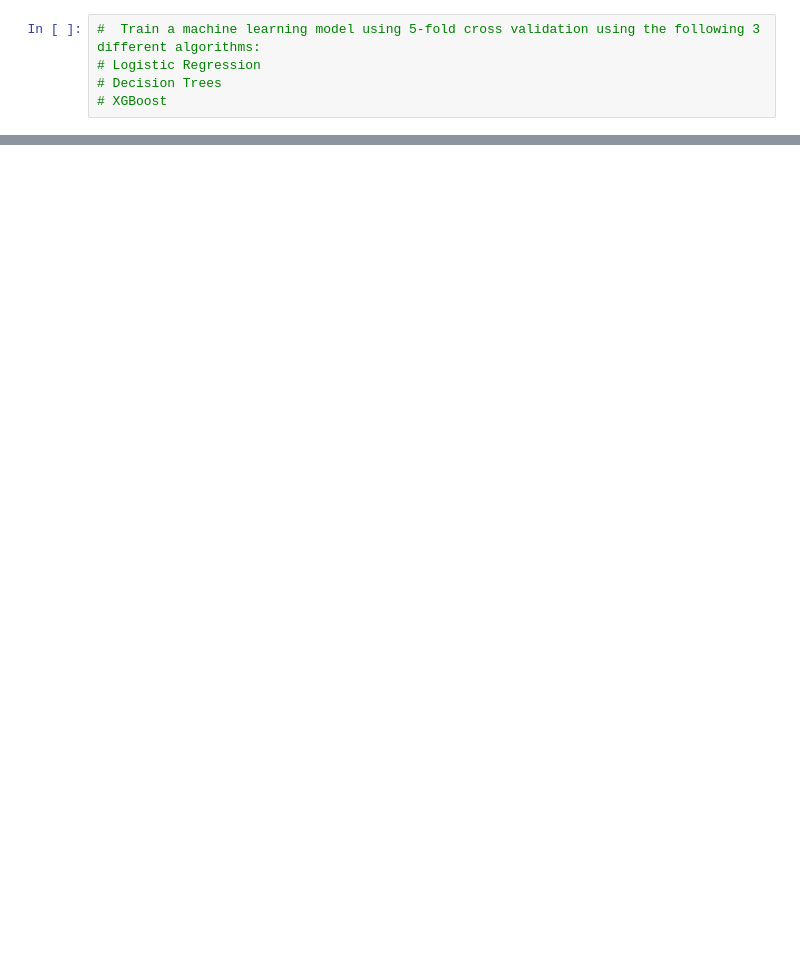
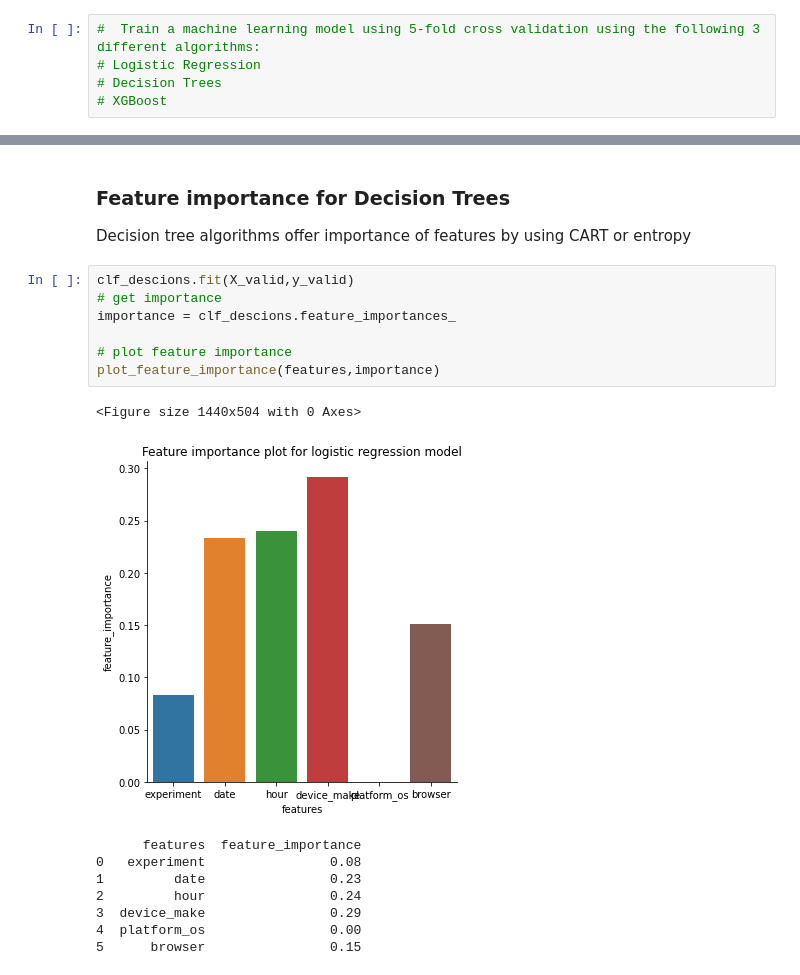
Before and after one commit to DiboraHaile/Testing-A-B, a Jupyter notebook: notebooks/ml_A-B_testing.ipynb, the cells around one changed output, grey strips where cells are left out. Cells and saved outputs as stored; diff of their text form; blank space fills up the shorter version.

```diff
--- a/notebooks/ml_A-B_testing.ipynb
+++ b/notebooks/ml_A-B_testing.ipynb
@@ -32,0 +222,20 @@ Which data features are relevant to predicting the target variable?
+# %% [markdown]
+### Feature importance for Decision Trees
+Decision tree algorithms offer importance of features by using CART or entropy
+# %%
+clf_descions.fit(X_valid,y_valid)
+# get importance
+importance = clf_descions.feature_importances_
+
+# plot feature importance
+plot_feature_importance(features,importance)
+# %% [output]
+<Figure size 1440x504 with 0 Axes>
+[figure, added]
+      features  feature_importance
+0   experiment                0.08
+1         date                0.23
+2         hour                0.24
+3  device_make                0.29
+4  platform_os                0.00
+5      browser                0.15
```
Also changed, not shown: parts of 21 cells of this notebook.
